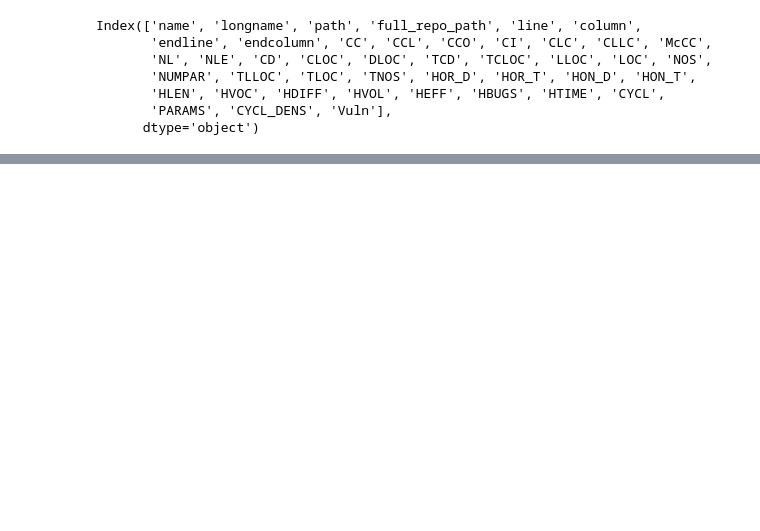
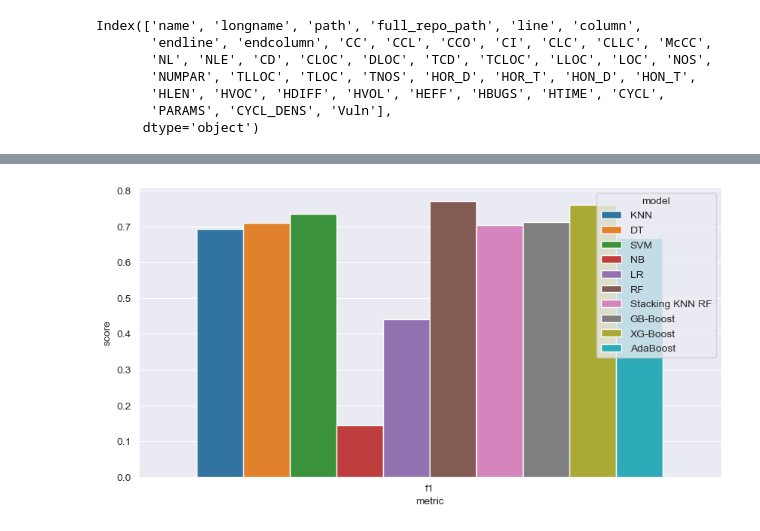
Before and after one commit to Timofey21/ML-experiments, a Jupyter notebook: project.ipynb, the cells around one changed output, grey strips where cells are left out. Drawn from its saved outputs; the diff is of its cells as text; code cells hidden in the pictures; blank space fills up the shorter version.

```diff
--- a/project.ipynb
+++ b/project.ipynb
@@ -177,0 +348,29 @@ print(recall_score(test_data_predicted5, y_test))
+# %%
+#7 stacking knn rf
+from sklearn.svm import LinearSVC
+from sklearn.preprocessing import StandardScaler
+from sklearn.pipeline import make_pipeline
+from sklearn.ensemble import StackingClassifier
+
+estimators = [
+       ('rf', RandomForestClassifier(random_state=42)),
+       ('knn', make_pipeline(StandardScaler(), KNeighborsClassifier())) ]
+
+stack_classifier = StackingClassifier(estimators=estimators)
+
+kf = KFold(n_splits=2, shuffle=True, random_state=42)
+
+accuracy = cross_val_score(stack_classifier, X, y, cv=kf, scoring='accuracy')
+recall = cross_val_score(stack_classifier, X, y, cv=kf, scoring='recall')
+precision = cross_val_score(stack_classifier, X, y, cv=kf, scoring='precision')
+f1 = cross_val_score(stack_classifier, X, y, cv=kf, scoring='f1')
+
+accuracy_mean7 = accuracy.mean()
+recall_mean7 = recall.mean()
+precision_mean7 = precision.mean()
+f1_mean7 = f1.mean()
+
+print("Mean accuracy score: ", accuracy_mean7)
+print("Mean recall score: ", recall_mean7)
+print("Mean precision score: ", precision_mean7)
+print("Mean F1 score: ", f1_mean7)
@@ -177,0 +527,17 @@ print(recall_score(test_data_predicted5, y_test))
+# %%
+import seaborn as sns
+
+data = {
+    'model': ['KNN', 'DT', 'SVM', 'NB', 'LR', 'RF', 'Stacking KNN RF', 'GB-Boost', 'XG-Boost', 'AdaBoost'],
+    'f1': [f1_mean1, f1_mean2, f1_mean3, f1_mean4, f1_mean5, f1_mean6, f1_mean7, f1_mean8, f1_mean9, f1_mean10 ]
+}
+
+df = pd.DataFrame(data)
+df_l = pd.melt(df, id_vars='model', var_name='metric', value_name='value')
+
+plt.figure(figsize=(10, 5))
+sns.barplot(data=df_l, x='metric', y='value', hue='model')
+plt.ylabel('score')
+plt.show()
+# %% [output]
+[figure, added]
```
Also changed, not shown: parts of 17 cells of this notebook.
